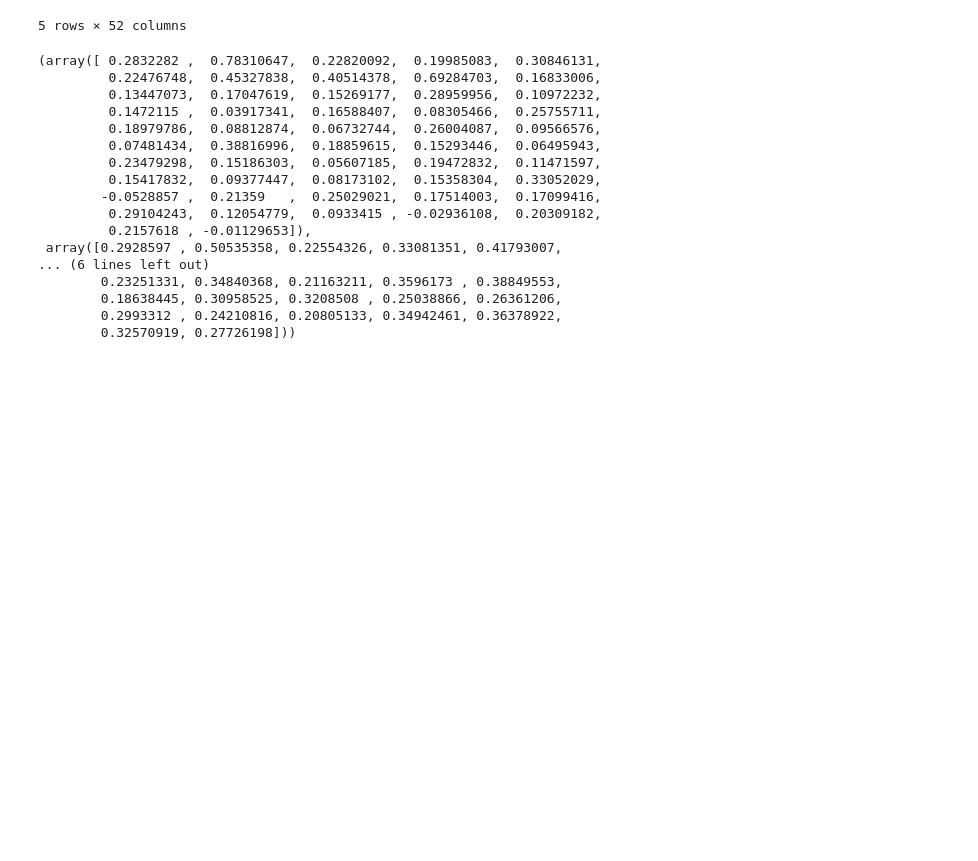
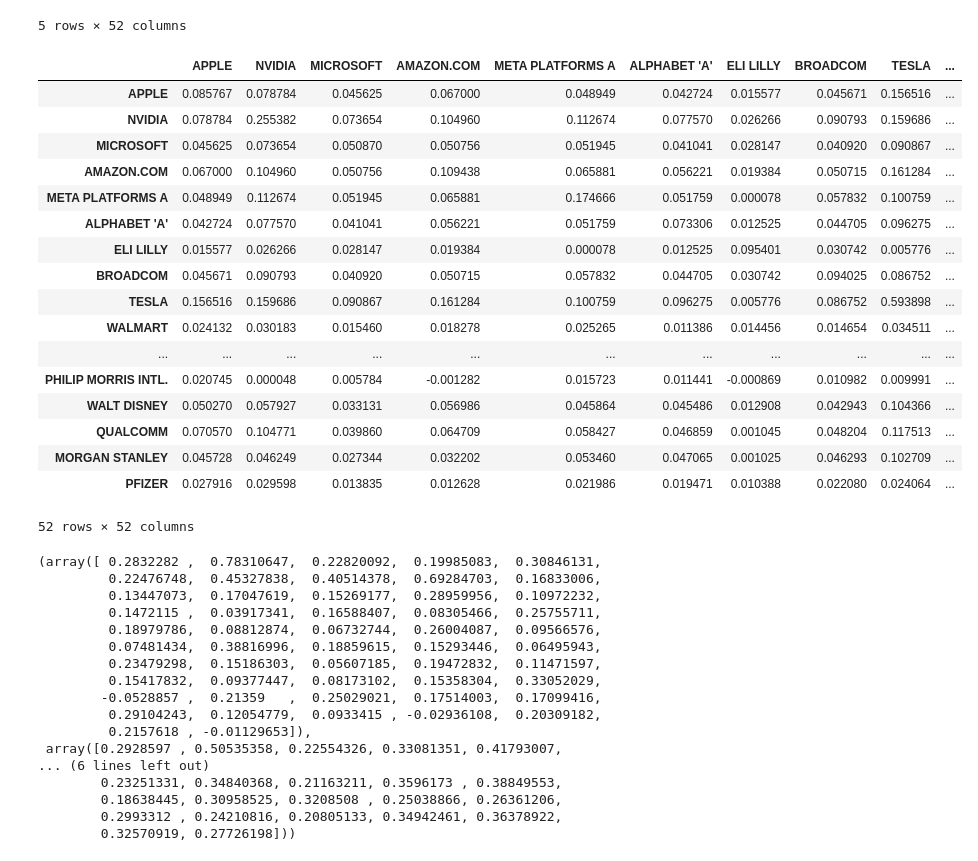
Before and after one commit to Mate0Martinez/Quantitative-asset-and-risk-management-project, a Jupyter notebook: code QARM.ipynb, the cells around one changed output. Saved outputs shown, nothing was run; the diff lists cells and outputs as text; code cells hidden in the pictures; blank space fills up the shorter version.

```diff
--- a/code QARM.ipynb
+++ b/code QARM.ipynb
@@ -89,6 +89,31 @@ monthly_returns = data.resample('M').last().pct_change().dropna()
 cov_matrix = monthly_returns.cov() * 12 # do it with corr matrix later
 mu = np.array(monthly_returns.mean()) * 12
 vol = np.array(monthly_returns.std()) * np.sqrt(12)
+# %%
+corr_matrix = monthly_returns.corr()
+# %%
+cov_matrix = vol.reshape(-1,1) @ vol.reshape(1,-1) * corr_matrix
+# %%
+cov_matrix
+# %% [output]
+|  | APPLE | NVIDIA | MICROSOFT | AMAZON.COM | META PLATFORMS A | ALPHABET 'A' | ELI LILLY | BROADCOM | TESLA | ... |
+| APPLE | 0.085767 | 0.078784 | 0.045625 | 0.067000 | 0.048949 | 0.042724 | 0.015577 | 0.045671 | 0.156516 | ... |
+| NVIDIA | 0.078784 | 0.255382 | 0.073654 | 0.104960 | 0.112674 | 0.077570 | 0.026266 | 0.090793 | 0.159686 | ... |
+| MICROSOFT | 0.045625 | 0.073654 | 0.050870 | 0.050756 | 0.051945 | 0.041041 | 0.028147 | 0.040920 | 0.090867 | ... |
+| AMAZON.COM | 0.067000 | 0.104960 | 0.050756 | 0.109438 | 0.065881 | 0.056221 | 0.019384 | 0.050715 | 0.161284 | ... |
+| META PLATFORMS A | 0.048949 | 0.112674 | 0.051945 | 0.065881 | 0.174666 | 0.051759 | 0.000078 | 0.057832 | 0.100759 | ... |
+| ALPHABET 'A' | 0.042724 | 0.077570 | 0.041041 | 0.056221 | 0.051759 | 0.073306 | 0.012525 | 0.044705 | 0.096275 | ... |
+| ELI LILLY | 0.015577 | 0.026266 | 0.028147 | 0.019384 | 0.000078 | 0.012525 | 0.095401 | 0.030742 | 0.005776 | ... |
+| BROADCOM | 0.045671 | 0.090793 | 0.040920 | 0.050715 | 0.057832 | 0.044705 | 0.030742 | 0.094025 | 0.086752 | ... |
+| TESLA | 0.156516 | 0.159686 | 0.090867 | 0.161284 | 0.100759 | 0.096275 | 0.005776 | 0.086752 | 0.593898 | ... |
+| WALMART | 0.024132 | 0.030183 | 0.015460 | 0.018278 | 0.025265 | 0.011386 | 0.014456 | 0.014654 | 0.034511 | ... |
+| ... | ... | ... | ... | ... | ... | ... | ... | ... | ... | ... |
+| PHILIP MORRIS INTL. | 0.020745 | 0.000048 | 0.005784 | -0.001282 | 0.015723 | 0.011441 | -0.000869 | 0.010982 | 0.009991 | ... |
+| WALT DISNEY | 0.050270 | 0.057927 | 0.033131 | 0.056986 | 0.045864 | 0.045486 | 0.012908 | 0.042943 | 0.104366 | ... |
+| QUALCOMM | 0.070570 | 0.104771 | 0.039860 | 0.064709 | 0.058427 | 0.046859 | 0.001045 | 0.048204 | 0.117513 | ... |
+| MORGAN STANLEY | 0.045728 | 0.046249 | 0.027344 | 0.032202 | 0.053460 | 0.047065 | 0.001025 | 0.046293 | 0.102709 | ... |
+| PFIZER | 0.027916 | 0.029598 | 0.013835 | 0.012628 | 0.021986 | 0.019471 | 0.010388 | 0.022080 | 0.024064 | ... |
+52 rows × 52 columns
 # %%
 mu, vol
 # %% [output]
```
Also changed, not shown: parts of 1 cell of this notebook.
